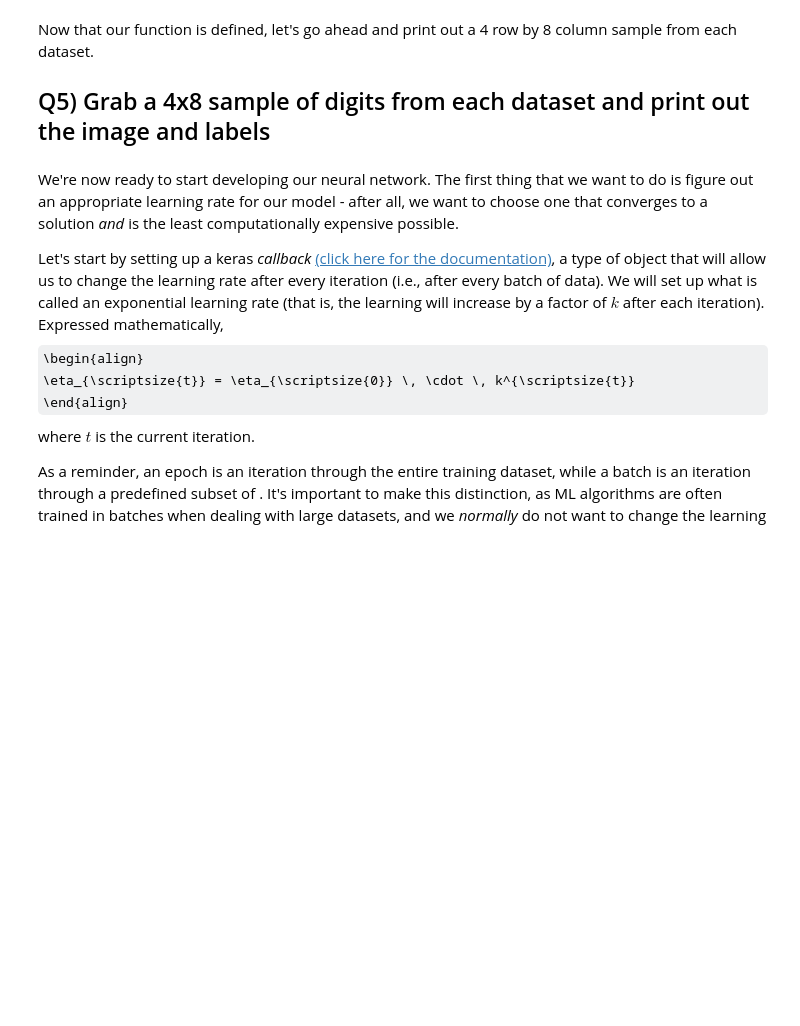
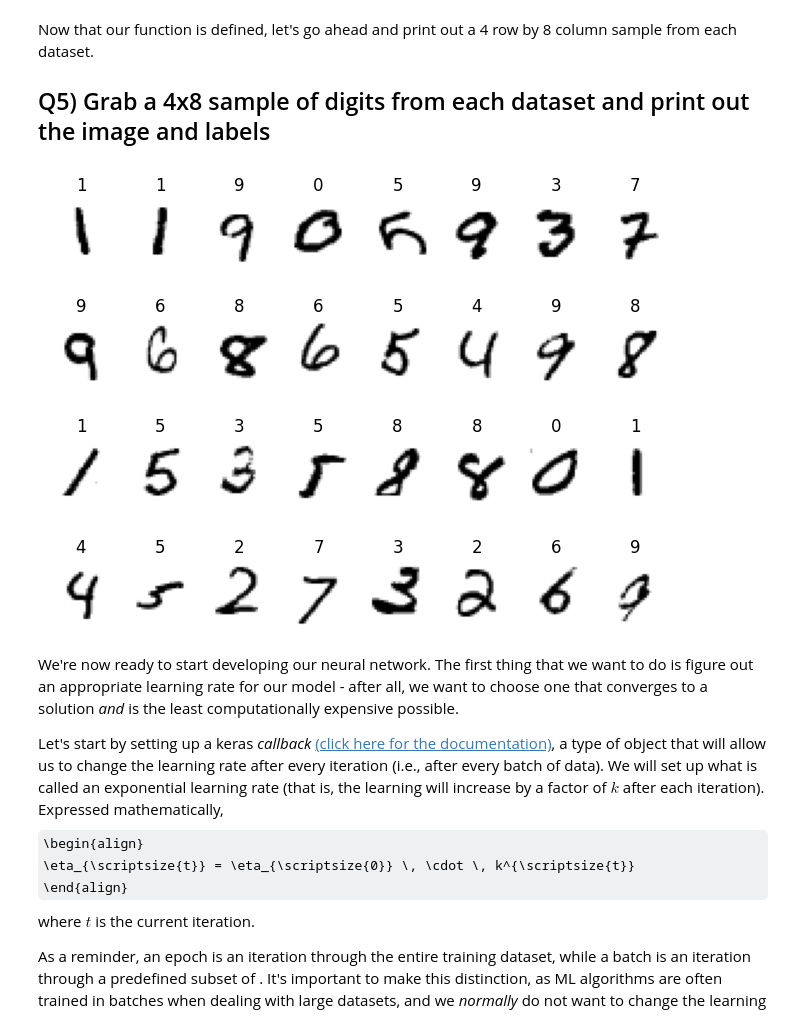
Before and after one commit to 17kaMIKAze08/machinelearning_UNIL, a Jupyter notebook: Labs/S4_1_NNs_with_Keras.ipynb, the cells around one changed output. Cells and saved outputs as stored; diff of their text form; code cells hidden in the pictures; some formulas as TeX source; blank space fills up the shorter version.

```diff
--- a/Labs/S4_1_NNs_with_Keras.ipynb
+++ b/Labs/S4_1_NNs_with_Keras.ipynb
@@ -172,18 +173,20 @@ def sample_plotter(X, y, n_rows, n_columns, rnd_gen):
         axes[idx].title.set_text(y[element])
     return
 ''';
-# %%
-def sample_plotter(___, ___, ___, ___):
-
-    # Create a set of indices to access the sample images/labels
-
-    # Create a figure with n_rows and n_columns
-
-    # Plot each selected digit
-    for in :
-
-
-    return None
+# %%
+def sample_plotter(X, y, n_rows, n_columns, rnd_gen):
+    assert type(X) == type(np.empty(0))
+    indices = rnd_gen.integers(0,X.shape[0], size=(n_rows, n_columns))
+
+    fig, axes = plt.subplots(n_rows, n_columns, figsize=(8,6))
+
+    # Plot each selected digit
+    for idx, element in np.ndenumerate(indices):
+        axes[idx].imshow(X[element], cmap='binary')
+        axes[idx].axis('off')
+        axes[idx].title.set_text(y[element])
+
+    return None
 # %% [markdown]
 Now that our function is defined, let's go ahead and print out a 4 row by 8 column sample from each dataset.
 
@@ -193,3 +194,7 @@ Now that our function is defined, let's go ahead and print out a 4 row by 8 colu
+# %%
+sample_plotter(X_train, y_train, 4, 8, rnd_gen)
+# %% [output]
+[figure, added]
 # %% [markdown]
 We're now ready to start developing our neural network. The first thing that we want to do is figure out an appropriate learning rate for our model - after all, we want to choose one that converges to a solution *and* is the least computationally expensive possible.
 
```
Also changed, not shown: parts of 17 cells of this notebook.
